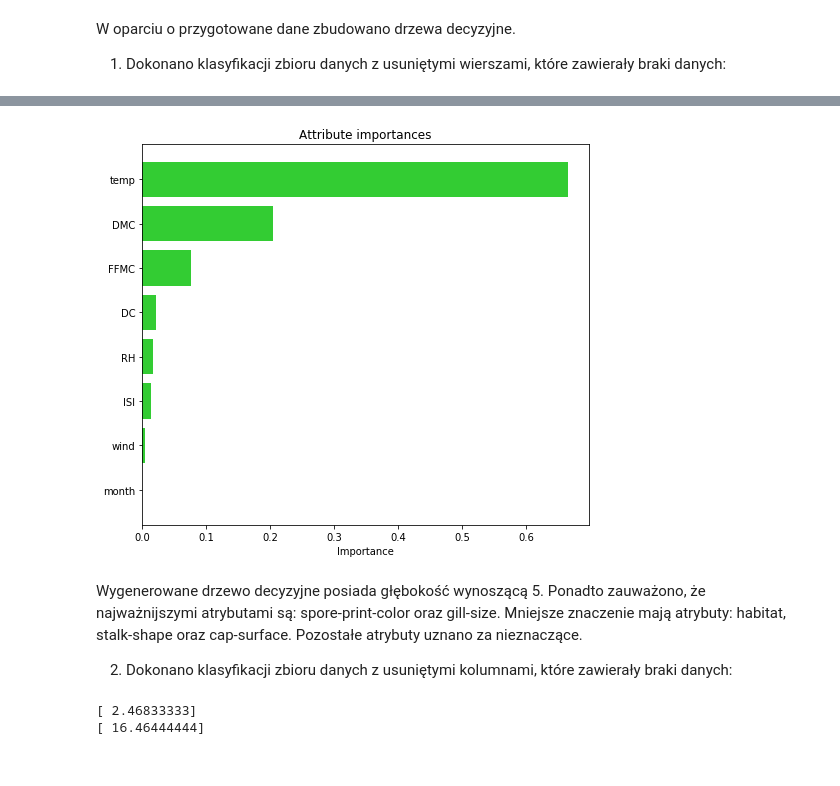
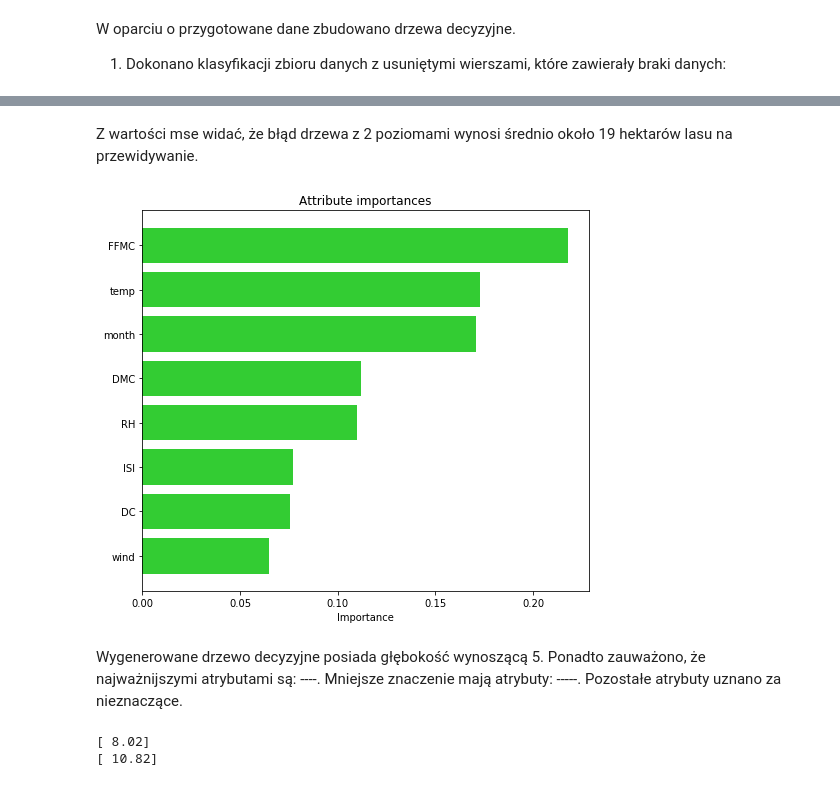
Before and after one commit to adambajguz/Projekt-SI, a Jupyter notebook: Kod/ForestFires/ForestFires.ipynb, the cells around one changed output, grey strips where cells are left out. Saved outputs shown, nothing was run; the diff lists cells and outputs as text; code cells hidden in the pictures.

Commit message:
Ogólnie gotowe tylko drzewo dopracowac

```diff
--- a/Kod/ForestFires/ForestFires.ipynb
+++ b/Kod/ForestFires/ForestFires.ipynb
@@ -78,14 +86,15 @@ Zauważono, że spośród 12 atrybutów warunkowych, 4 z nich mają liczbę klas
+# %%
+def del_with_classes_no_less_than(dataframe, less):
+    for col in dataframe.columns.values:
+        col_unique = dataframe[col].unique()
+        if len(col_unique) <= less:
+            print("Usunięto kolumnę '{}',która zawiera liczbę klas mnieszą równą {}: {}".format(col, less, col_unique))
+            dataframe = dataframe.drop(col, 1)
+    return dataframe
 # %%
-print("Rozmiar danych przed usunięciem: ",forestfires_dataframe.shape)
-
-# Usunięcie kolumn zawierających jedną wartośc
-for col in forestfires_dataframe.columns.values:
-    col_unique = forestfires_dataframe[col].unique()
-    if len(col_unique) < 10:
-        print("Usunięto kolumnę '{}',która zawiera liczbę klas poniżej 10: {}".format(col, col_unique))
-        forestfires_dataframe = forestfires_dataframe.drop(col, 1)
-
-print("Rozmiar danych po usunięciu: ",forestfires_dataframe.shape)
+dataframe_size_formated(forestfires_dataframe, " przed usunięciem atrybutów")
+forestfires_dataframe = del_with_classes_no_less_than(forestfires_dataframe, 10)
+dataframe_size_formated(forestfires_dataframe, " po usunięciu atrybutów")
 
 forestfires_dataframe.month = forestfires_dataframe.month.map({
     'jan': 1,
@@ -189,5 +161,5 @@ W oparciu o przygotowane dane zbudowano drzewa decyzyjne.
 
 1. Dokonano klasyfikacji zbioru danych z usuniętymi wierszami, które zawierały braki danych:
 # %%
-clf = build_tree(X, X_train, X_test, Y_train, Y_test, random_state, max_depth=10, min_samples_leaf = 5, criterion='mse')
+regr = build_tree(X, X_train, X_test, Y_train, Y_test, random_state, max_depth=15, min_samples_leaf = 5, criterion='mae')
 # %% [output]
@@ -197,14 +198,28 @@ clf = build_tree(X, X_train, X_test, Y_train, Y_test, random_state, max_depth=10
+# %% [markdown]
+Z wartości mse widać, że błąd drzewa z 2 poziomami wynosi średnio około 19 hektarów lasu na przewidywanie.
+# %%
+def attribute_importance(regr, X):
+    attrs = X.columns.values
+    attr_importance = regr.feature_importances_
+    sorted_attr_importance = np.argsort(attr_importance)
+    range_sorted_attr_importance = range(len(sorted_attr_importance))
+
+    plt.figure(figsize=(8, 7))
+    plt.barh(range_sorted_attr_importance, attr_importance[sorted_attr_importance], color='#33cc33')
+    plt.yticks(range_sorted_attr_importance, attrs[sorted_attr_importance])
+    plt.xlabel('Importance')
+    plt.title('Attribute importances')
+    plt.draw()
+    plt.show()
 # %%
-attribute_importance(clf, X)
+attribute_importance(regr, X)
 # %% [output]
-[figure, old version]
+[figure, new version]
 # %% [markdown]
-Wygenerowane drzewo decyzyjne posiada głębokość wynoszącą 5. Ponadto zauważono, że najważnijszymi atrybutami są: spore-print-color oraz gill-size. Mniejsze znaczenie mają atrybuty: habitat, stalk-shape oraz cap-surface. Pozostałe atrybuty uznano za nieznaczące.
-
-2. Dokonano klasyfikacji zbioru danych z usuniętymi kolumnami, które zawierały braki danych:
+Wygenerowane drzewo decyzyjne posiada głębokość wynoszącą 5. Ponadto zauważono, że najważnijszymi atrybutami są: ----. Mniejsze znaczenie mają atrybuty: -----. Pozostałe atrybuty uznano za nieznaczące.
 # %%
-print(clf.predict([[1, 20, 26, 10, 2, 30, 75, 1]]))
-print(clf.predict([[7, 100, 140, 550, 25, 30, 3, 6]]))
+print(regr.predict([[1, 20, 26, 10, 2, 30, 75, 1]]))
+print(regr.predict([[7, 100, 140, 550, 25, 30, 3, 6]]))
 # %% [output]
-[ 2.46833333]
-[ 16.46444444]
+[ 8.02]
+[ 10.82]
```
Also changed, not shown: parts of 12 cells of this notebook, 5 other files.
